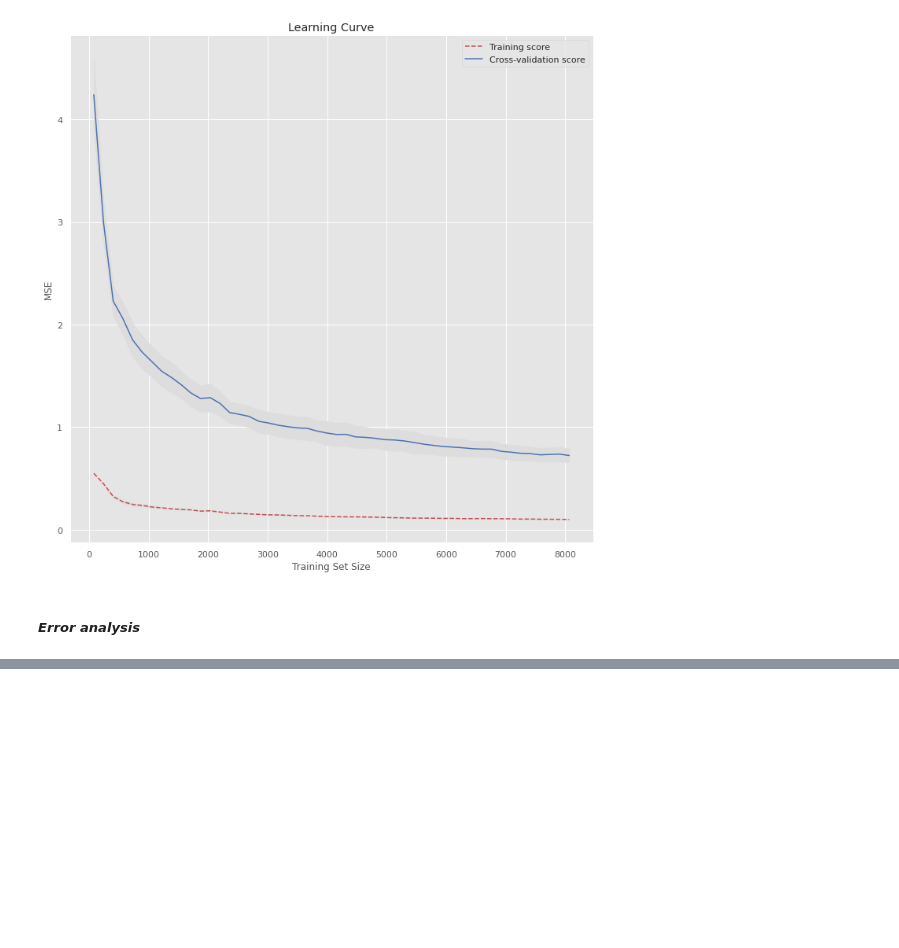
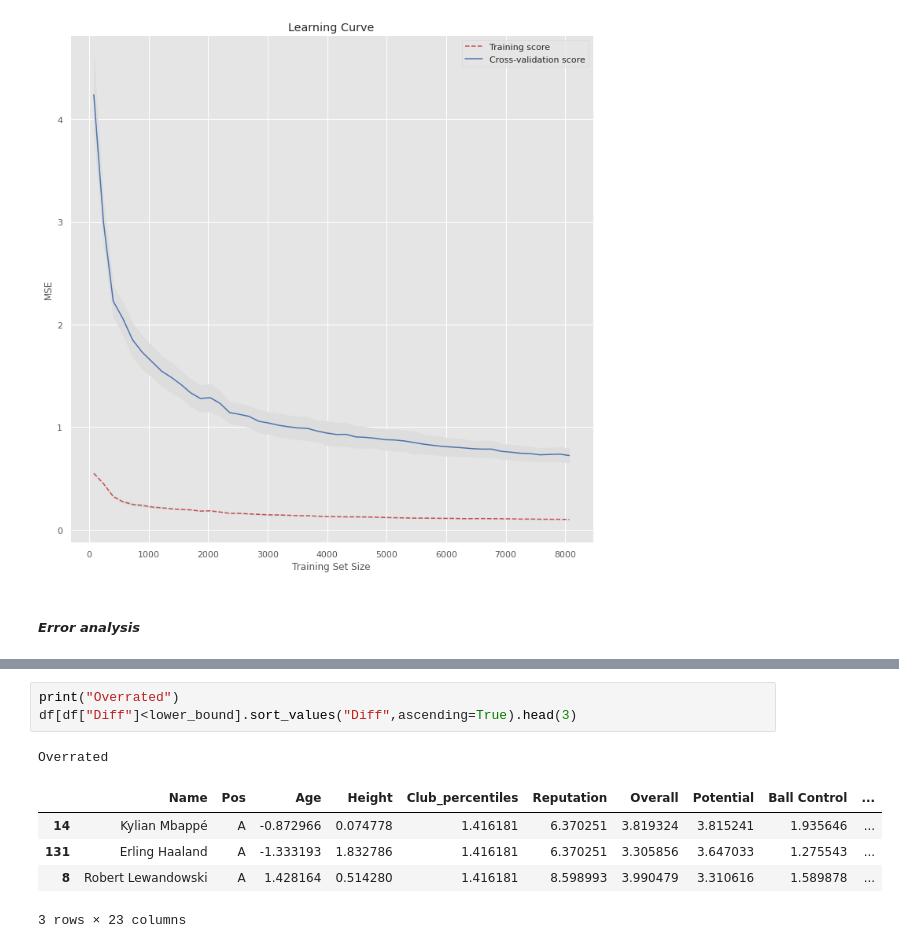
Before and after one commit to shafieiali42/Football-analysis, a Jupyter notebook: SoccerAnalysis.ipynb, the cells around one changed output, grey strips where cells are left out. Saved outputs shown, nothing was run; the diff lists cells and outputs as text; blank space fills up the shorter version.

```diff
--- a/SoccerAnalysis.ipynb
+++ b/SoccerAnalysis.ipynb
@@ -1220,0 +1241,10 @@ sns.distplot(df["Diff"],hist=True)
+# %%
+print("Overrated")
+df[df["Diff"]<lower_bound].sort_values("Diff",ascending=True).head(3)
+# %% [output]
+Overrated
+|  | Name | Pos | Age | Height | Club_percentiles | Reputation | Overall | Potential | Ball Control | ... |
+| 14 | Kylian Mbappé | A | -0.872966 | 0.074778 | 1.416181 | 6.370251 | 3.819324 | 3.815241 | 1.935646 | ... |
+| 131 | Erling Haaland | A | -1.333193 | 1.832786 | 1.416181 | 6.370251 | 3.305856 | 3.647033 | 1.275543 | ... |
+| 8 | Robert Lewandowski | A | 1.428164 | 0.514280 | 1.416181 | 8.598993 | 3.990479 | 3.310616 | 1.589878 | ... |
+3 rows × 23 columns
```
Also changed, not shown: parts of 18 cells of this notebook.
